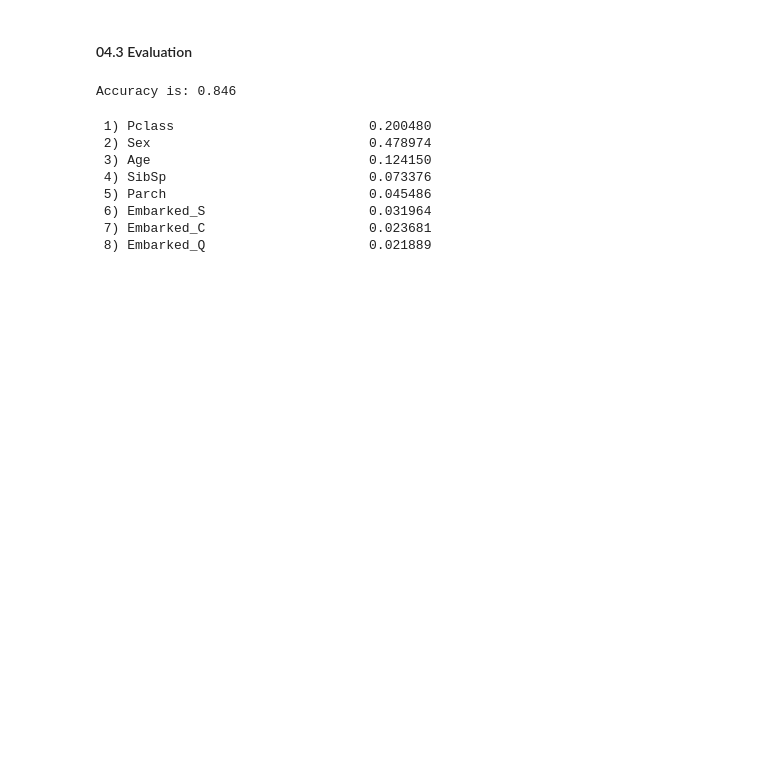
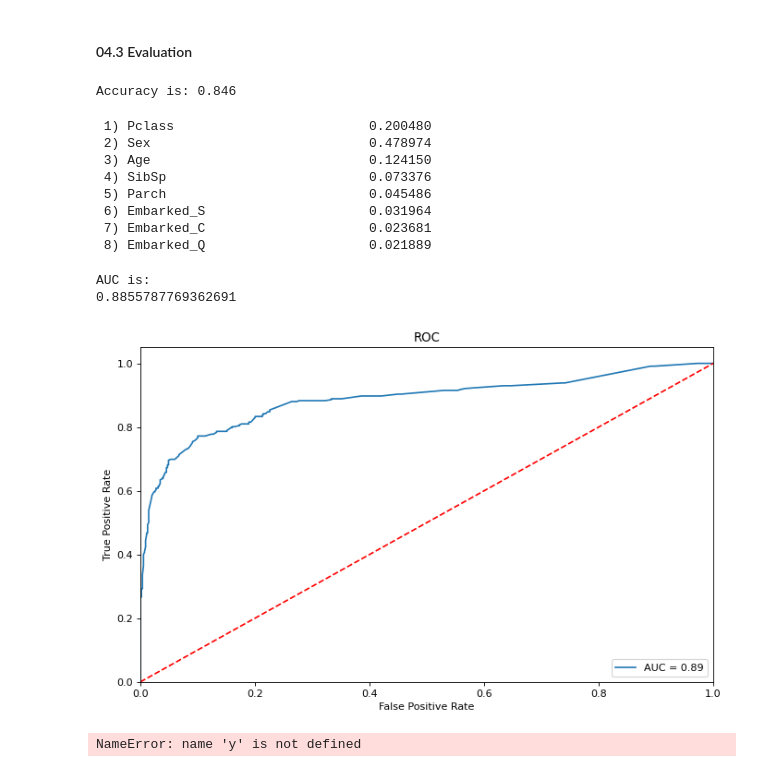
Before and after one commit to SebastienW71/customerAnalysis, a Jupyter notebook: Titanic_ML_Lab.ipynb, the cells around one changed output. Drawn from its saved outputs; the diff is of its cells as text; code cells hidden in the pictures; blank space fills up the shorter version.

```diff
--- a/Titanic_ML_Lab.ipynb
+++ b/Titanic_ML_Lab.ipynb
@@ -326,6 +326,3 @@ def param_eva(a, b):
     #print(scores)
     #print('Average Scores: %2.3f' % scores.mean())
     return scores.mean()
-# %%
-s = param_eva(10,15)
-s
@@ -424,3 +418,38 @@ for f in range(len(Pred_cols)):
  6) Embarked_S                     0.031964
  7) Embarked_C                     0.023681
  8) Embarked_Q                     0.021889
+# %%
+# ROC AUC Evaluation
+fpr, tpr, threshold = roc_curve(y_train, rtree.predict_proba(x_train)[:,1])
+
+# Calculate AUC (Area under curve) and ROC figure of the result
+s
+auc = metrics.auc(fpr, tpr)
+print('AUC is:')
+print(auc)
+plt.figure(figsize=(10, 6), dpi=80)
+plt.title('ROC')
+plt.plot(fpr, tpr, label = 'AUC = %0.2f' % auc)
+plt.legend(loc = 'lower right')
+plt.plot([0, 1], [0, 1],'r--')
+plt.xlim([0.0, 1.0])
+plt.ylim([0.0, 1.05])
+plt.ylabel('True Positive Rate')
+plt.xlabel('False Positive Rate')
+plt.show()
+# %% [output]
+AUC is:
+0.8855787769362691
+[figure, added]
+# %%
+cm = pd.DataFrame({
+                    'Yes':confusion_matrix(y_train, y_pred)[:,0],
+                    'No': confusion_matrix(y_train, y)[:,1]
+})
+s = [['Predicted','Predicted'],['Yes','No']]
+cm.index = s
+v = [['Actual','Actual'],['Yes','No']]
+cm.columns = v
+cm
+# %% [output]
+NameError: name 'y' is not defined
```
Also changed, not shown: parts of 3 cells of this notebook.
